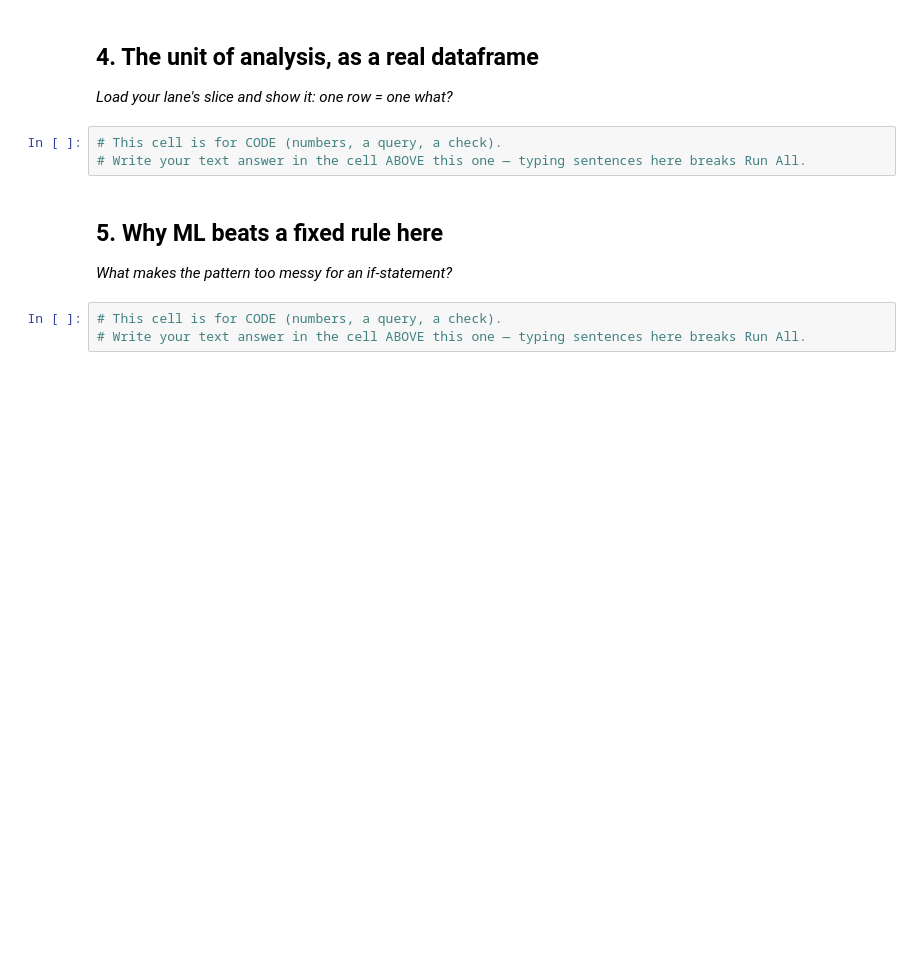
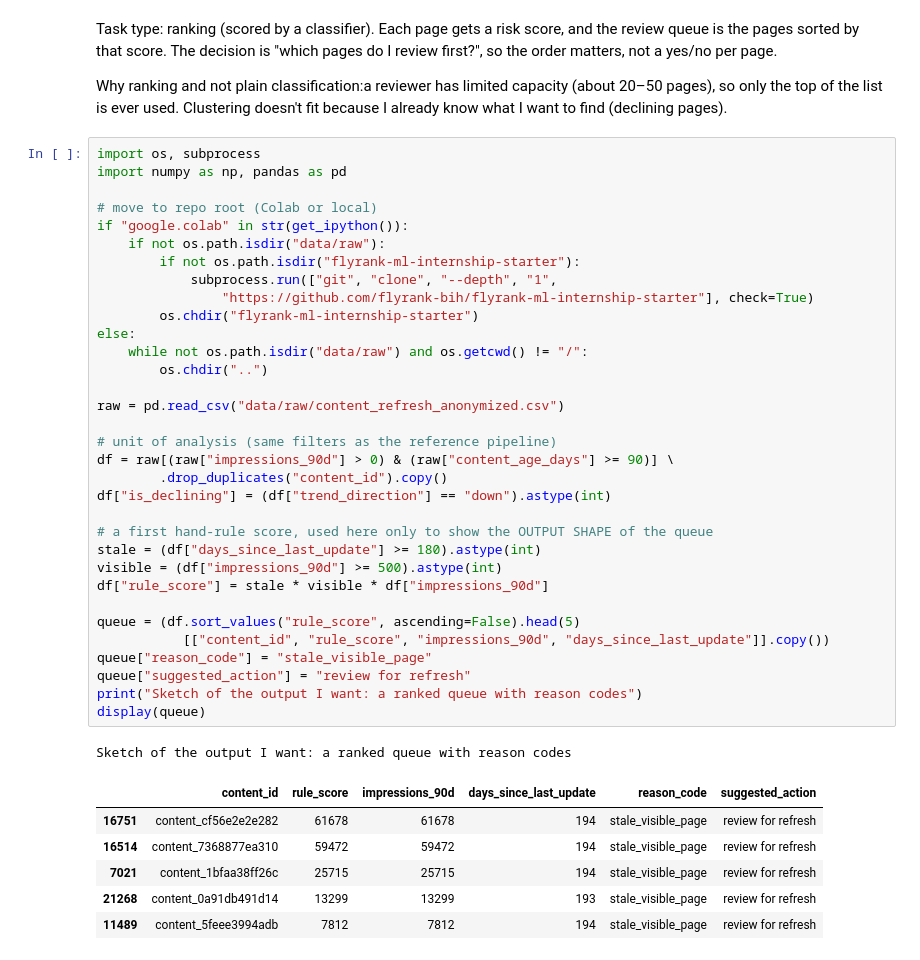
Before and after one commit to ahmedman47/ML-starter, a Jupyter notebook: work/notebooks/w02_ml_task_framing.ipynb, the cells around one changed output. Cells and saved outputs as stored; diff of their text form; blank space fills up the shorter version.

```diff
--- a/work/notebooks/w02_ml_task_framing.ipynb
+++ b/work/notebooks/w02_ml_task_framing.ipynb
@@ -30,14 +9,45 @@ This skeleton is yours to fill. Work the sections **in order** — each one has
-# %% [markdown]
-## 4. The unit of analysis, as a real dataframe
-
-*Load your lane's slice and show it: one row = one what?*
-# %%
-# This cell is for CODE (numbers, a query, a check).
-# Write your text answer in the cell ABOVE this one — typing sentences here breaks Run All.
-# %% [markdown]
-## 5. Why ML beats a fixed rule here
-
-*What makes the pattern too messy for an if-statement?*
-# %%
-# This cell is for CODE (numbers, a query, a check).
-# Write your text answer in the cell ABOVE this one — typing sentences here breaks Run All.
+# %% [markdown]
+Task type: ranking (scored by a classifier). Each page gets a risk score, and the review queue is the pages sorted by that score. The decision is "which pages do I review first?", so the order matters, not a yes/no per page.
+
+Why ranking and not plain classification:a reviewer has limited capacity (about 20–50 pages), so only the top of the list is ever used. Clustering doesn't fit because I already know what I want to find (declining pages).
+# %%
+import os, subprocess
+import numpy as np, pandas as pd
+
+# move to repo root (Colab or local)
+if "google.colab" in str(get_ipython()):
+    if not os.path.isdir("data/raw"):
+        if not os.path.isdir("flyrank-ml-internship-starter"):
+            subprocess.run(["git", "clone", "--depth", "1",
+                "https://github.com/flyrank-bih/flyrank-ml-internship-starter"], check=True)
+        os.chdir("flyrank-ml-internship-starter")
+else:
+    while not os.path.isdir("data/raw") and os.getcwd() != "/":
+        os.chdir("..")
+
+raw = pd.read_csv("data/raw/content_refresh_anonymized.csv")
+
+# unit of analysis (same filters as the reference pipeline)
+df = raw[(raw["impressions_90d"] > 0) & (raw["content_age_days"] >= 90)] \
+        .drop_duplicates("content_id").copy()
+df["is_declining"] = (df["trend_direction"] == "down").astype(int)
+
+# a first hand-rule score, used here only to show the OUTPUT SHAPE of the queue
+stale = (df["days_since_last_update"] >= 180).astype(int)
+visible = (df["impressions_90d"] >= 500).astype(int)
+df["rule_score"] = stale * visible * df["impressions_90d"]
+
+queue = (df.sort_values("rule_score", ascending=False).head(5)
+           [["content_id", "rule_score", "impressions_90d", "days_since_last_update"]].copy())
+queue["reason_code"] = "stale_visible_page"
+queue["suggested_action"] = "review for refresh"
+print("Sketch of the output I want: a ranked queue with reason codes")
+display(queue)
+# %% [output]
+Sketch of the output I want: a ranked queue with reason codes
+|  | content_id | rule_score | impressions_90d | days_since_last_update | reason_code | suggested_action |
+| 16751 | content_cf56e2e2e282 | 61678 | 61678 | 194 | stale_visible_page | review for refresh |
+| 16514 | content_7368877ea310 | 59472 | 59472 | 194 | stale_visible_page | review for refresh |
+| 7021 | content_1bfaa38ff26c | 25715 | 25715 | 194 | stale_visible_page | review for refresh |
+| 21268 | content_0a91db491d14 | 13299 | 13299 | 193 | stale_visible_page | review for refresh |
+| 11489 | content_5feee3994adb | 7812 | 7812 | 194 | stale_visible_page | review for refresh |
```
Also changed, not shown: parts of 15 cells of this notebook.
